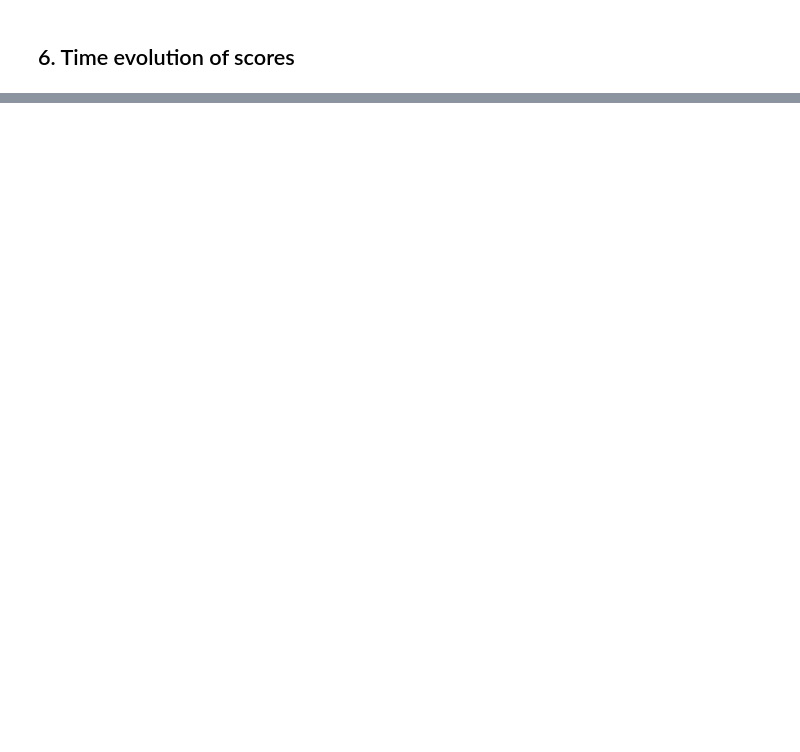
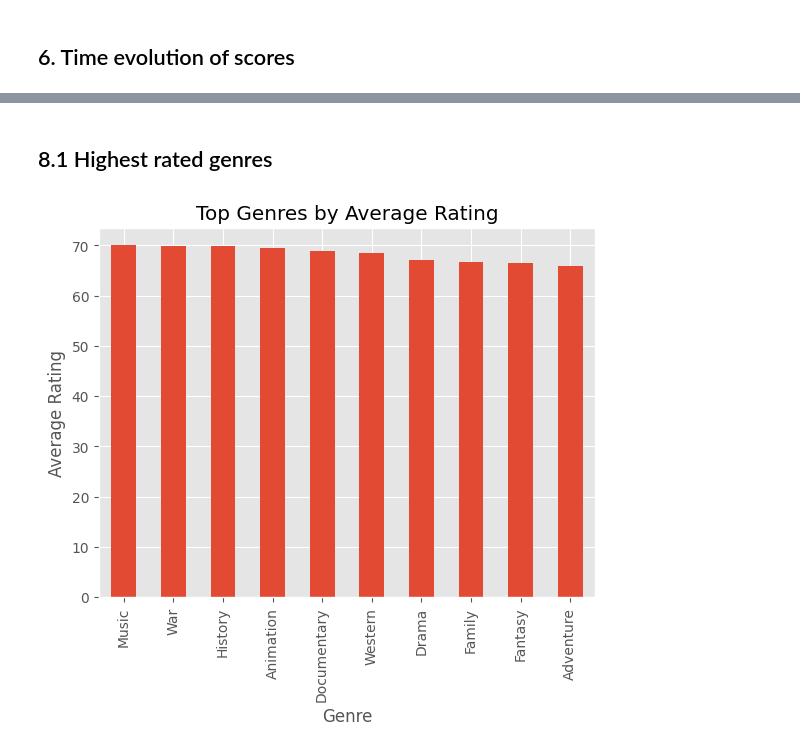
Before and after one commit to mmendizabalriano/IMDb-movie-analysis, a Jupyter notebook: notebooks/imdb-movies.ipynb, the cells around one changed output, grey strips where cells are left out. Drawn from its saved outputs; the diff is of its cells as text; code cells hidden in the pictures; blank space fills up the shorter version.

```diff
--- a/notebooks/imdb-movies.ipynb
+++ b/notebooks/imdb-movies.ipynb
@@ -74,0 +104,21 @@ dtype: int64
+# %% [markdown]
+## 8.1 Highest rated genres
+# %%
+# Evaluate which genres receive the highest average ratings
+counts = df["genre"].value_counts()
+valid_genres = counts[counts > 50].index
+
+genre_rating = df[df["genre"].isin(valid_genres)] \
+    .groupby("genre")["score"].mean() \
+    .sort_values(ascending=False)
+
+plt.figure()
+genre_rating.head(10).plot(kind="bar")
+
+plt.title("Top Genres by Average Rating")
+plt.xlabel("Genre")
+plt.ylabel("Average Rating")
+
+plt.show()
+# %% [output]
+[figure, added]
```
Also changed, not shown: parts of 14 cells of this notebook, 2 other files.
